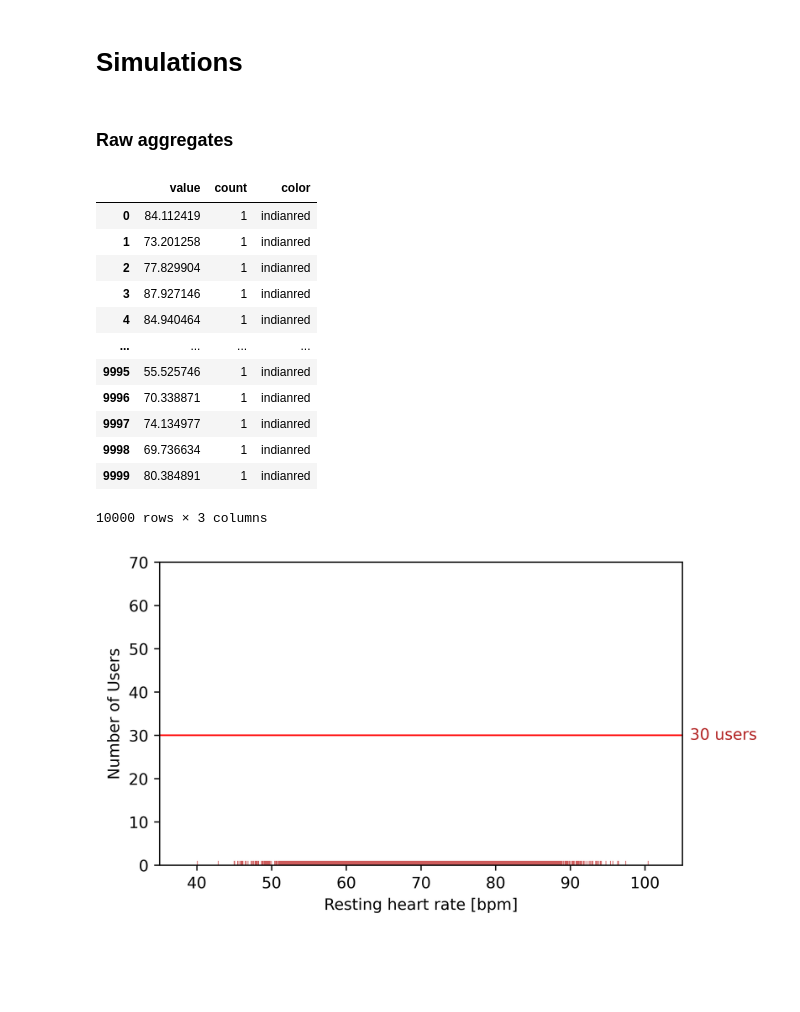
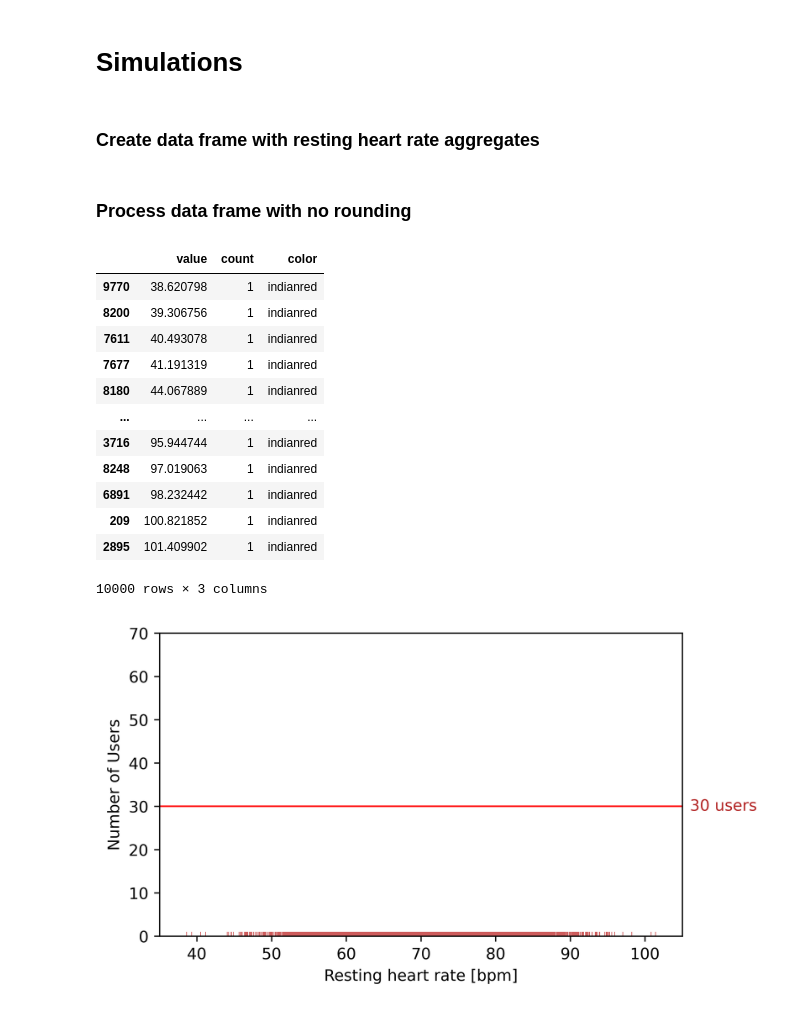
Before and after one commit to windisch-paul/ADWH-simulations, a Jupyter notebook: ADWH_simulation.ipynb, the cells around one changed output. Cells and saved outputs as stored; diff of their text form; code cells hidden in the pictures; blank space fills up the shorter version.

```diff
--- a/ADWH_simulation.ipynb
+++ b/ADWH_simulation.ipynb
@@ -21,16 +25,33 @@ min_bucket_size = 30
 ### Define helper functions
 # %%
 def check_bucket_size(row):
+    """
+    Checks if the bucket size is smaller than the minimum bucket size and returns different colors for bars in histogram depending on result.
+
+    :param: row: row of dataframe with bucket size (i.e. count)
+    :return: color for bar in histogram
+    :rtype: str
+    """
     if row["count"] < min_bucket_size:
         return "indianred"
     return "steelblue"
 
-def custom_rounding(row, base):
+def custom_rounding(val, base):
+    """
+    Rounds values to the nearest base.
+
+    :param: val: value
+    :param: base: base to round to
+    :return: rounded value
+    :rtype: float
+    """
     max_frac_digits = 100
     for i in range(max_frac_digits):
         if round(base, -int(math.floor(math.log10(base))) + i) == base:
             frac_digits = -int(math.floor(math.log10(base))) + i
             break
-    return round(round(row / base) * base, frac_digits)
+    return round(round(val / base) * base, frac_digits)
 # %% [markdown]
 # Simulations
+# %% [markdown]
+### Create data frame with resting heart rate aggregates
@@ -37,25 +61,24 @@ def custom_rounding(row, base):
 # %% [markdown]
-### Raw aggregates
+### Process data frame with no rounding
 # %%
-np.random.seed(0)
-resting_heart_rate_aggregates = np.random.normal(loc=70, scale=8, size=10000)
-df_raw = pd.DataFrame(data=resting_heart_rate_aggregates, columns=["value"])
-df_raw["count"] = df_raw.groupby("value")["value"].transform("count")
-df_raw["color"] = df_raw.apply(check_bucket_size, axis=1)
+df_no_rounding = df_raw.copy()
+df_no_rounding["count"] = df_no_rounding.groupby("value")["value"].transform("count")
+df_no_rounding["color"] = df_no_rounding.apply(check_bucket_size, axis=1)
+df_no_rounding = df_no_rounding.sort_values(by=["value"])
 
-df_raw
+df_no_rounding
 # %% [output]
 |  | value | count | color |
-| 0 | 84.112419 | 1 | indianred |
-| 1 | 73.201258 | 1 | indianred |
-| 2 | 77.829904 | 1 | indianred |
-| 3 | 87.927146 | 1 | indianred |
-| 4 | 84.940464 | 1 | indianred |
+| 9770 | 38.620798 | 1 | indianred |
+| 8200 | 39.306756 | 1 | indianred |
+| 7611 | 40.493078 | 1 | indianred |
+| 7677 | 41.191319 | 1 | indianred |
+| 8180 | 44.067889 | 1 | indianred |
 | ... | ... | ... | ... |
-| 9995 | 55.525746 | 1 | indianred |
-| 9996 | 70.338871 | 1 | indianred |
-| 9997 | 74.134977 | 1 | indianred |
-| 9998 | 69.736634 | 1 | indianred |
-| 9999 | 80.384891 | 1 | indianred |
+| 3716 | 95.944744 | 1 | indianred |
+| 8248 | 97.019063 | 1 | indianred |
+| 6891 | 98.232442 | 1 | indianred |
+| 209 | 100.821852 | 1 | indianred |
+| 2895 | 101.409902 | 1 | indianred |
 10000 rows × 3 columns
 # %%
```
Also changed, not shown: parts of 22 cells of this notebook, 5 other files.
